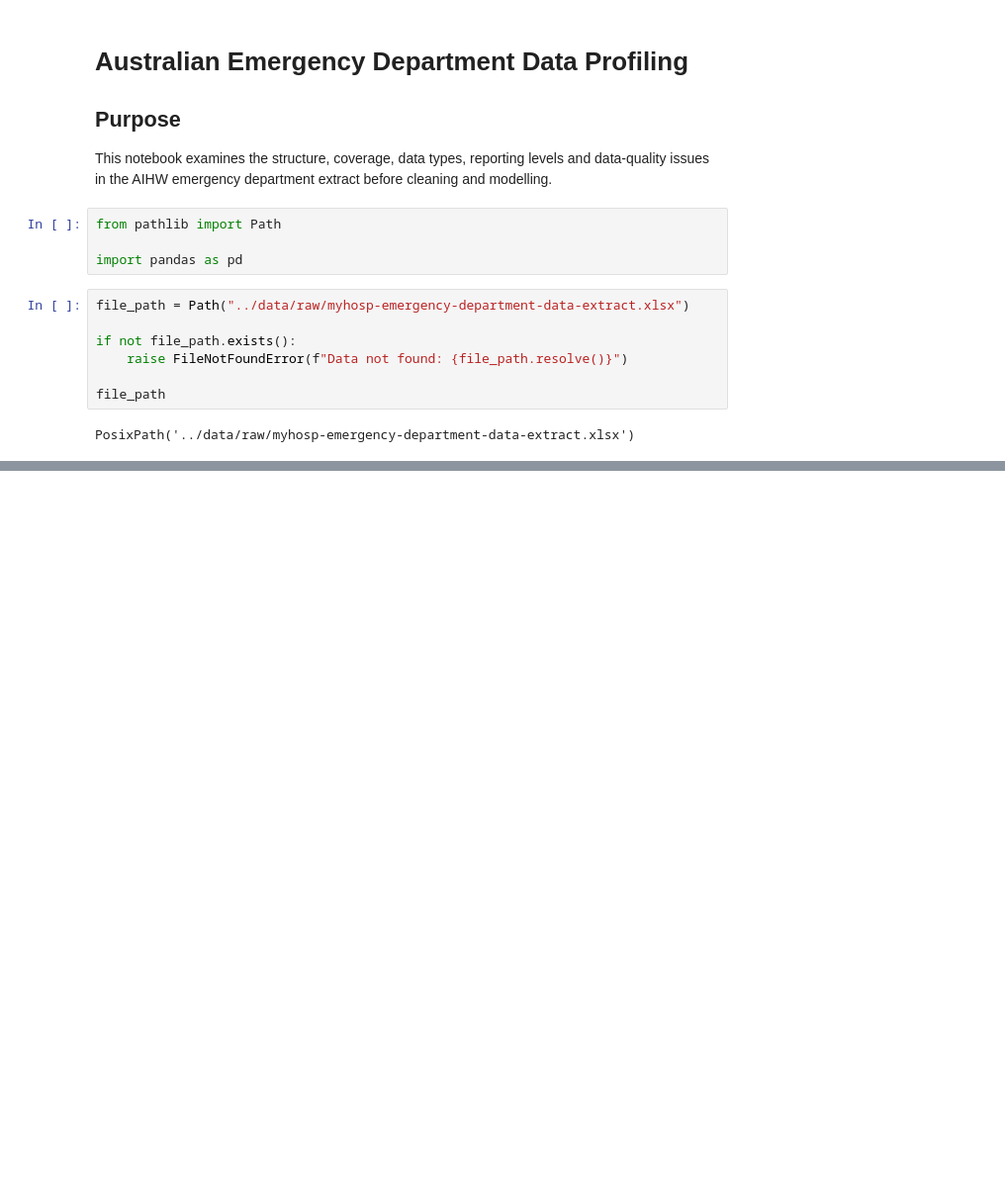
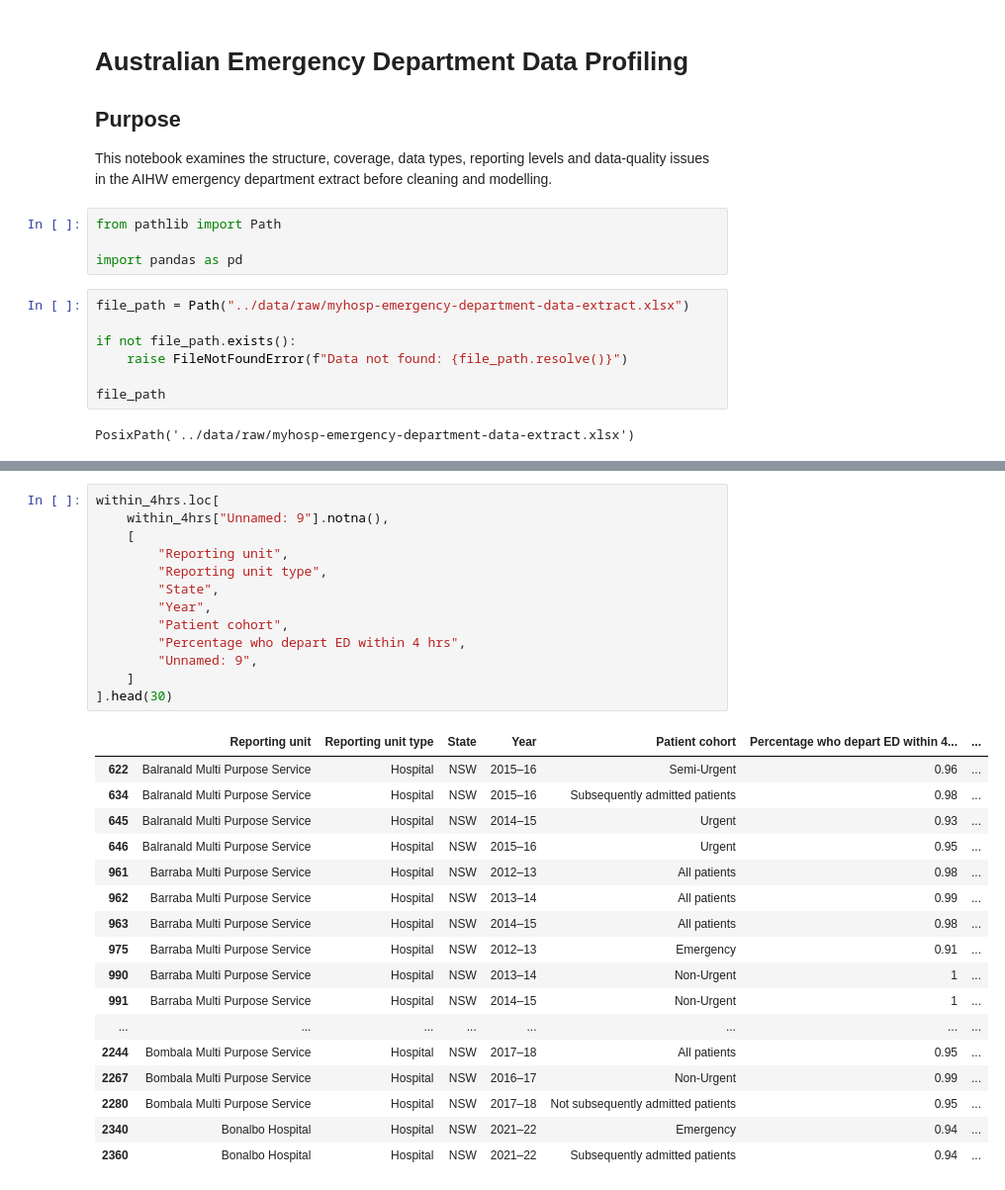
Before and after one commit to joannelu1213/australian-emergency-department-analytics, a Jupyter notebook: notebooks/01_data_profiling.ipynb, the cells around one changed output, grey strips where cells are left out. Shown at 99% size. Saved outputs shown, nothing was run; the diff lists cells and outputs as text; blank space fills up the shorter version.

```diff
--- a/notebooks/01_data_profiling.ipynb
+++ b/notebooks/01_data_profiling.ipynb
@@ -29,0 +889,31 @@ file.sheet_names
+# %%
+within_4hrs.loc[
+    within_4hrs["Unnamed: 9"].notna(),
+    [
+        "Reporting unit",
+        "Reporting unit type",
+        "State",
+        "Year",
+        "Patient cohort",
+        "Percentage who depart ED within 4 hrs",
+        "Unnamed: 9",
+    ]
+].head(30)
+# %% [output]
+|  | Reporting unit | Reporting unit type | State | Year | Patient cohort | Percentage who depart ED within 4... | ... |
+| 622 | Balranald Multi Purpose Service | Hospital | NSW | 2015–16 | Semi-Urgent | 0.96 | ... |
+| 634 | Balranald Multi Purpose Service | Hospital | NSW | 2015–16 | Subsequently admitted patients | 0.98 | ... |
+| 645 | Balranald Multi Purpose Service | Hospital | NSW | 2014–15 | Urgent | 0.93 | ... |
+| 646 | Balranald Multi Purpose Service | Hospital | NSW | 2015–16 | Urgent | 0.95 | ... |
+| 961 | Barraba Multi Purpose Service | Hospital | NSW | 2012–13 | All patients | 0.98 | ... |
+| 962 | Barraba Multi Purpose Service | Hospital | NSW | 2013–14 | All patients | 0.99 | ... |
+| 963 | Barraba Multi Purpose Service | Hospital | NSW | 2014–15 | All patients | 0.98 | ... |
+| 975 | Barraba Multi Purpose Service | Hospital | NSW | 2012–13 | Emergency | 0.91 | ... |
+| 990 | Barraba Multi Purpose Service | Hospital | NSW | 2013–14 | Non-Urgent | 1 | ... |
+| 991 | Barraba Multi Purpose Service | Hospital | NSW | 2014–15 | Non-Urgent | 1 | ... |
+| ... | ... | ... | ... | ... | ... | ... | ... |
+| 2244 | Bombala Multi Purpose Service | Hospital | NSW | 2017–18 | All patients | 0.95 | ... |
+| 2267 | Bombala Multi Purpose Service | Hospital | NSW | 2016–17 | Non-Urgent | 0.99 | ... |
+| 2280 | Bombala Multi Purpose Service | Hospital | NSW | 2017–18 | Not subsequently admitted patients | 0.95 | ... |
+| 2340 | Bonalbo Hospital | Hospital | NSW | 2021–22 | Emergency | 0.94 | ... |
+| 2360 | Bonalbo Hospital | Hospital | NSW | 2021–22 | Subsequently admitted patients | 0.94 | ... |
```
Also changed, not shown: parts of 70 cells of this notebook, 1 other file.
